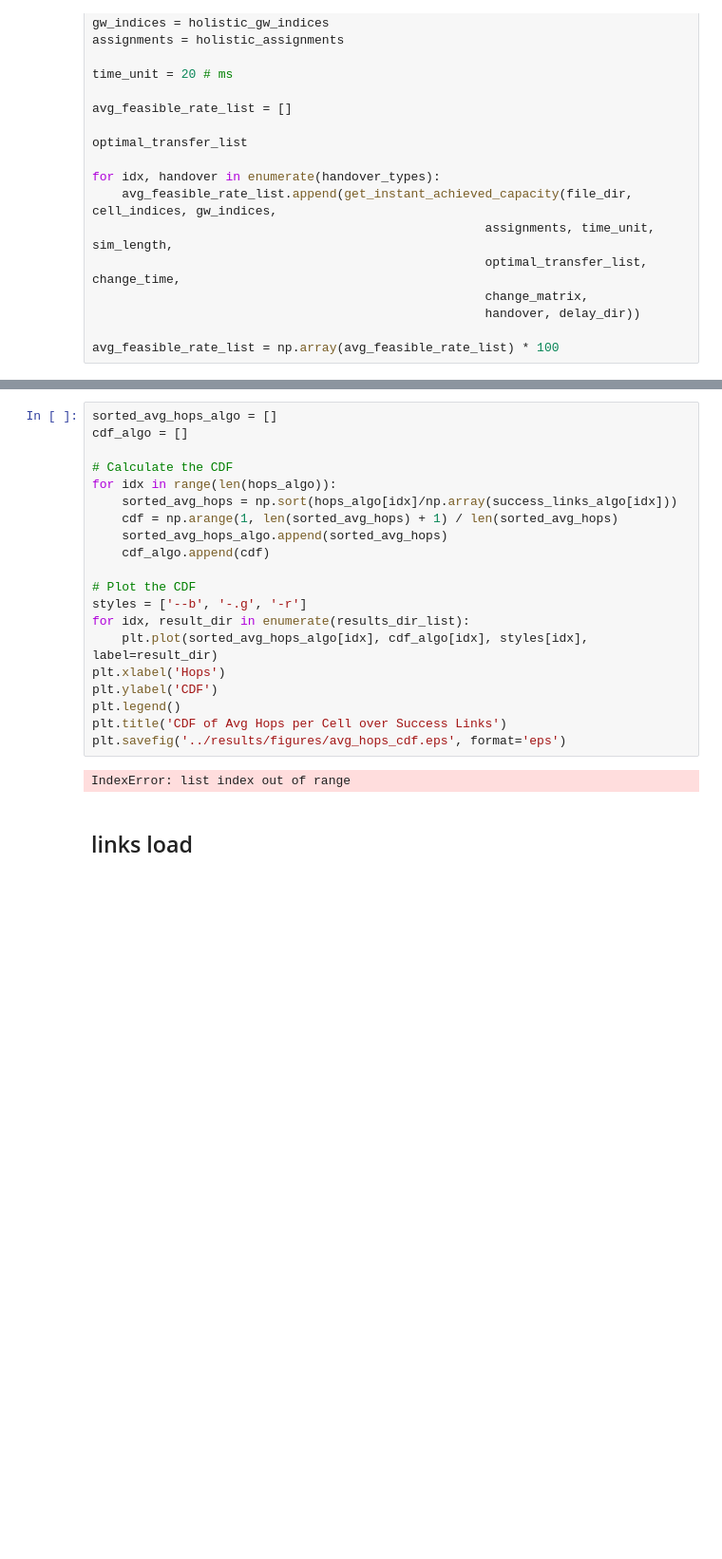
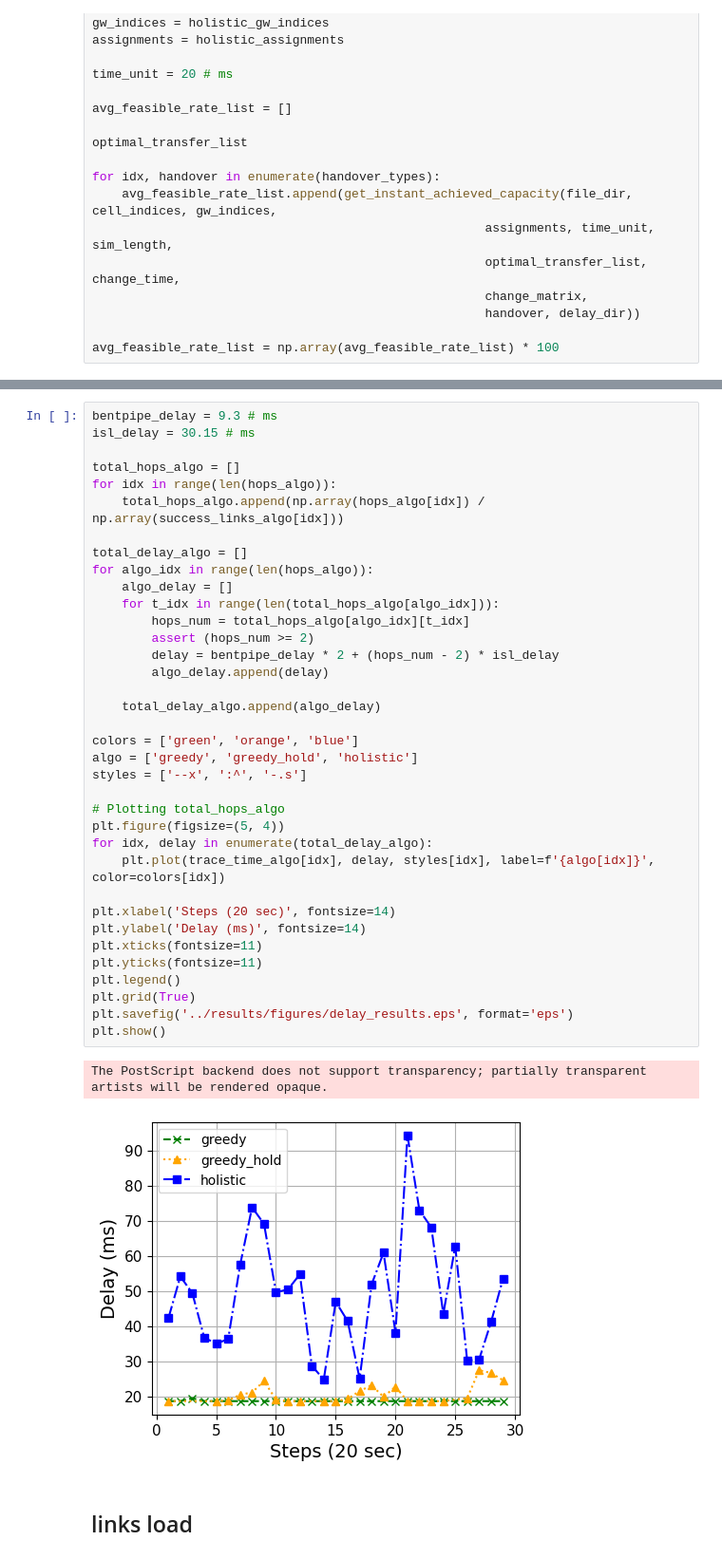
Before and after one commit to yutailin1993/StarryNet, a Jupyter notebook: result_plot.ipynb, the cells around one changed output, grey strips where cells are left out. Shown at 95% size. Cells and saved outputs as stored; diff of their text form; blank space fills up the shorter version.

```diff
--- a/result_plot.ipynb
+++ b/result_plot.ipynb
@@ -400,25 +447,42 @@ ValueError: 67 is not in list
-# %%
-sorted_avg_hops_algo = []
-cdf_algo = []
-
-# Calculate the CDF
-for idx in range(len(hops_algo)):
-    sorted_avg_hops = np.sort(hops_algo[idx]/np.array(success_links_algo[idx]))
-    cdf = np.arange(1, len(sorted_avg_hops) + 1) / len(sorted_avg_hops)
-    sorted_avg_hops_algo.append(sorted_avg_hops)
-    cdf_algo.append(cdf)
-
-# Plot the CDF
-styles = ['--b', '-.g', '-r']
-for idx, result_dir in enumerate(results_dir_list):
-    plt.plot(sorted_avg_hops_algo[idx], cdf_algo[idx], styles[idx], label=result_dir)
-plt.xlabel('Hops')
-plt.ylabel('CDF')
-plt.legend()
-plt.title('CDF of Avg Hops per Cell over Success Links')
-plt.savefig('../results/figures/avg_hops_cdf.eps', format='eps')
-# %% [output]
-IndexError: list index out of range
+# %%
+bentpipe_delay = 9.3 # ms
+isl_delay = 30.15 # ms
+
+total_hops_algo = []
+for idx in range(len(hops_algo)):
+    total_hops_algo.append(np.array(hops_algo[idx]) / np.array(success_links_algo[idx]))
+
+total_delay_algo = []
+for algo_idx in range(len(hops_algo)):
+    algo_delay = []
+    for t_idx in range(len(total_hops_algo[algo_idx])):
+        hops_num = total_hops_algo[algo_idx][t_idx]
+        assert (hops_num >= 2)
+        delay = bentpipe_delay * 2 + (hops_num - 2) * isl_delay
+        algo_delay.append(delay)
+
+    total_delay_algo.append(algo_delay)
+
+colors = ['green', 'orange', 'blue']
+algo = ['greedy', 'greedy_hold', 'holistic']
+styles = ['--x', ':^', '-.s']
+
+# Plotting total_hops_algo
+plt.figure(figsize=(5, 4))
+for idx, delay in enumerate(total_delay_algo):
+    plt.plot(trace_time_algo[idx], delay, styles[idx], label=f'{algo[idx]}', color=colors[idx])
+
+plt.xlabel('Steps (20 sec)', fontsize=14)
+plt.ylabel('Delay (ms)', fontsize=14)
+plt.xticks(fontsize=11)
+plt.yticks(fontsize=11)
+plt.legend()
+plt.grid(True)
+plt.savefig('../results/figures/delay_results.eps', format='eps')
+plt.show()
+# %% [output]
+The PostScript backend does not support transparency; partially transparent artists will be rendered opaque.
+[figure, added]
 # %% [markdown]
 ## links load
 # %%
```
Also changed, not shown: parts of 26 cells of this notebook, 1 other file.
